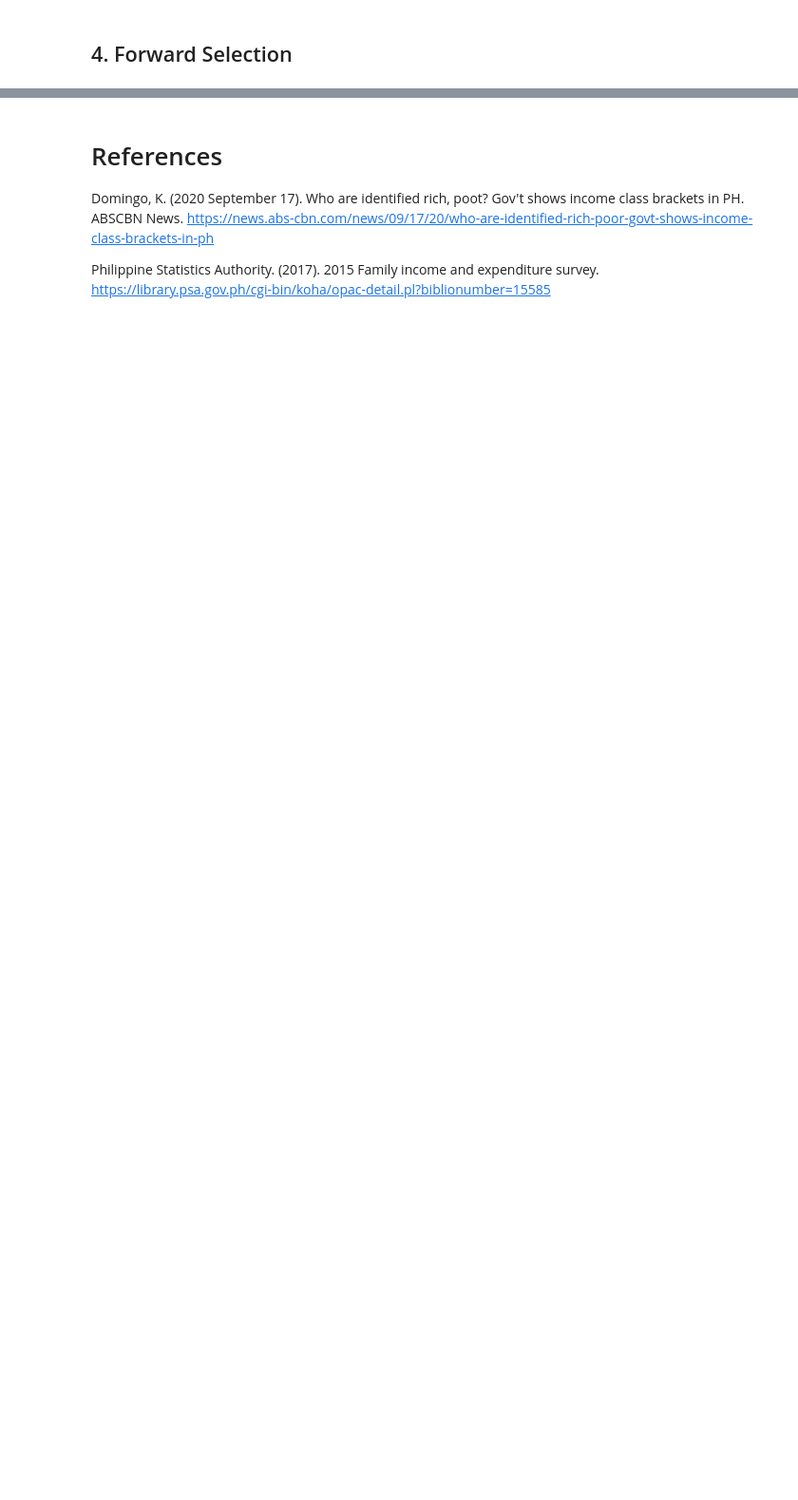
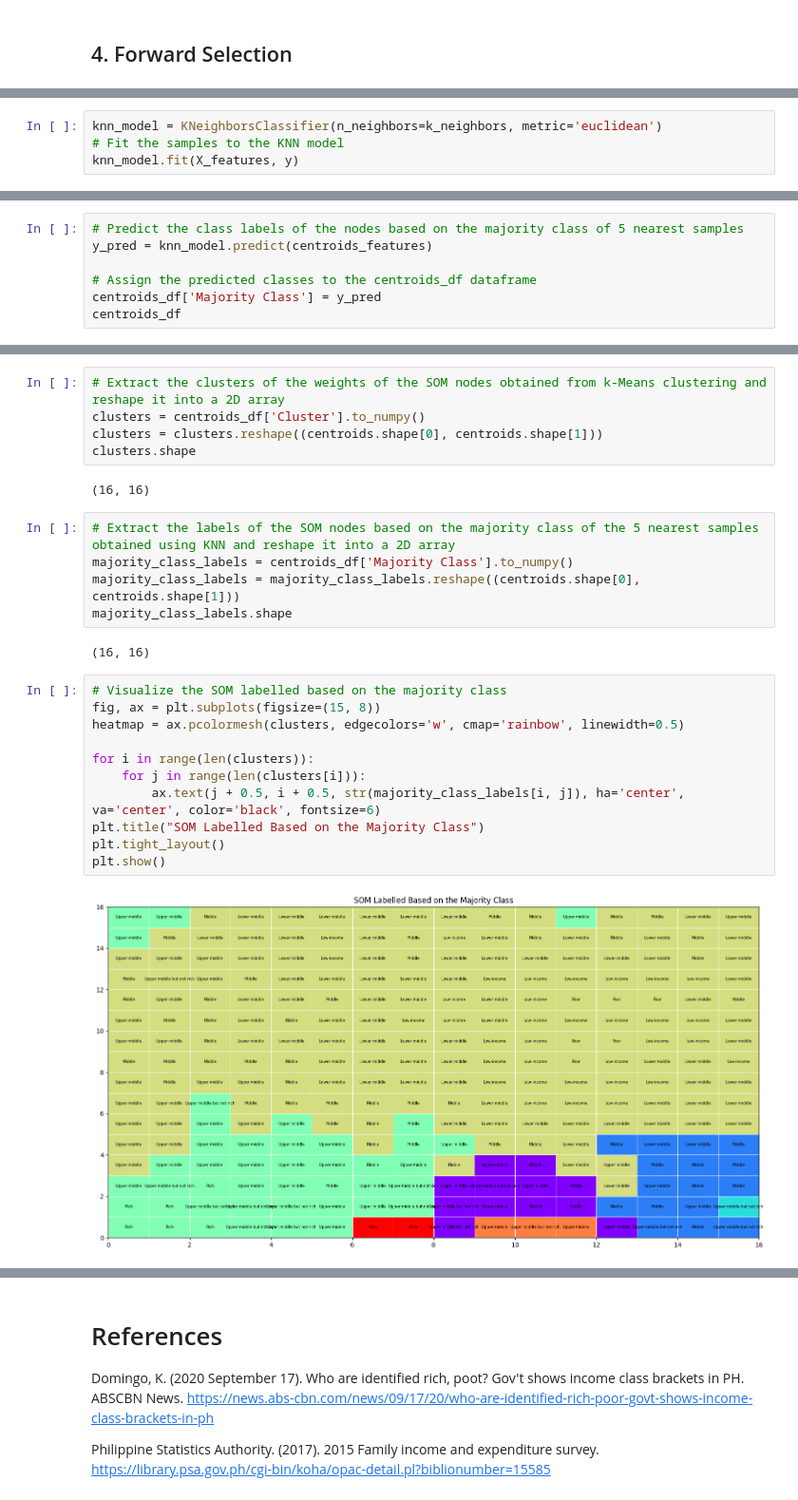
Before and after one commit to hannahrfong/CSC713M, a Jupyter notebook: Investigatory_Project.ipynb, the cells around one changed output, grey strips where cells are left out. Shown at 95% size. Drawn from its saved outputs; the diff is of its cells as text; blank space fills up the shorter version.

```diff
--- a/Investigatory_Project.ipynb
+++ b/Investigatory_Project.ipynb
@@ -1190,0 +2614,4 @@ plt.show()
+# %%
+knn_model = KNeighborsClassifier(n_neighbors=k_neighbors, metric='euclidean')
+# Fit the samples to the KNN model
+knn_model.fit(X_features, y)
@@ -1190,0 +2620,7 @@ plt.show()
+# %%
+# Predict the class labels of the nodes based on the majority class of 5 nearest samples
+y_pred = knn_model.predict(centroids_features)
+
+# Assign the predicted classes to the centroids_df dataframe
+centroids_df['Majority Class'] = y_pred
+centroids_df
@@ -1190,0 +2643,27 @@ plt.show()
+# %%
+# Extract the clusters of the weights of the SOM nodes obtained from k-Means clustering and reshape it into a 2D array
+clusters = centroids_df['Cluster'].to_numpy()
+clusters = clusters.reshape((centroids.shape[0], centroids.shape[1]))
+clusters.shape
+# %% [output]
+(16, 16)
+# %%
+# Extract the labels of the SOM nodes based on the majority class of the 5 nearest samples obtained using KNN and reshape it into a 2D array
+majority_class_labels = centroids_df['Majority Class'].to_numpy()
+majority_class_labels = majority_class_labels.reshape((centroids.shape[0], centroids.shape[1]))
+majority_class_labels.shape
+# %% [output]
+(16, 16)
+# %%
+# Visualize the SOM labelled based on the majority class
+fig, ax = plt.subplots(figsize=(15, 8))
+heatmap = ax.pcolormesh(clusters, edgecolors='w', cmap='rainbow', linewidth=0.5)
+
+for i in range(len(clusters)):
+    for j in range(len(clusters[i])):
+        ax.text(j + 0.5, i + 0.5, str(majority_class_labels[i, j]), ha='center', va='center', color='black', fontsize=6)
+plt.title("SOM Labelled Based on the Majority Class")
+plt.tight_layout()
+plt.show()
+# %% [output]
+[figure, added]
```
Also changed, not shown: parts of 285 cells of this notebook, 1 other file.
